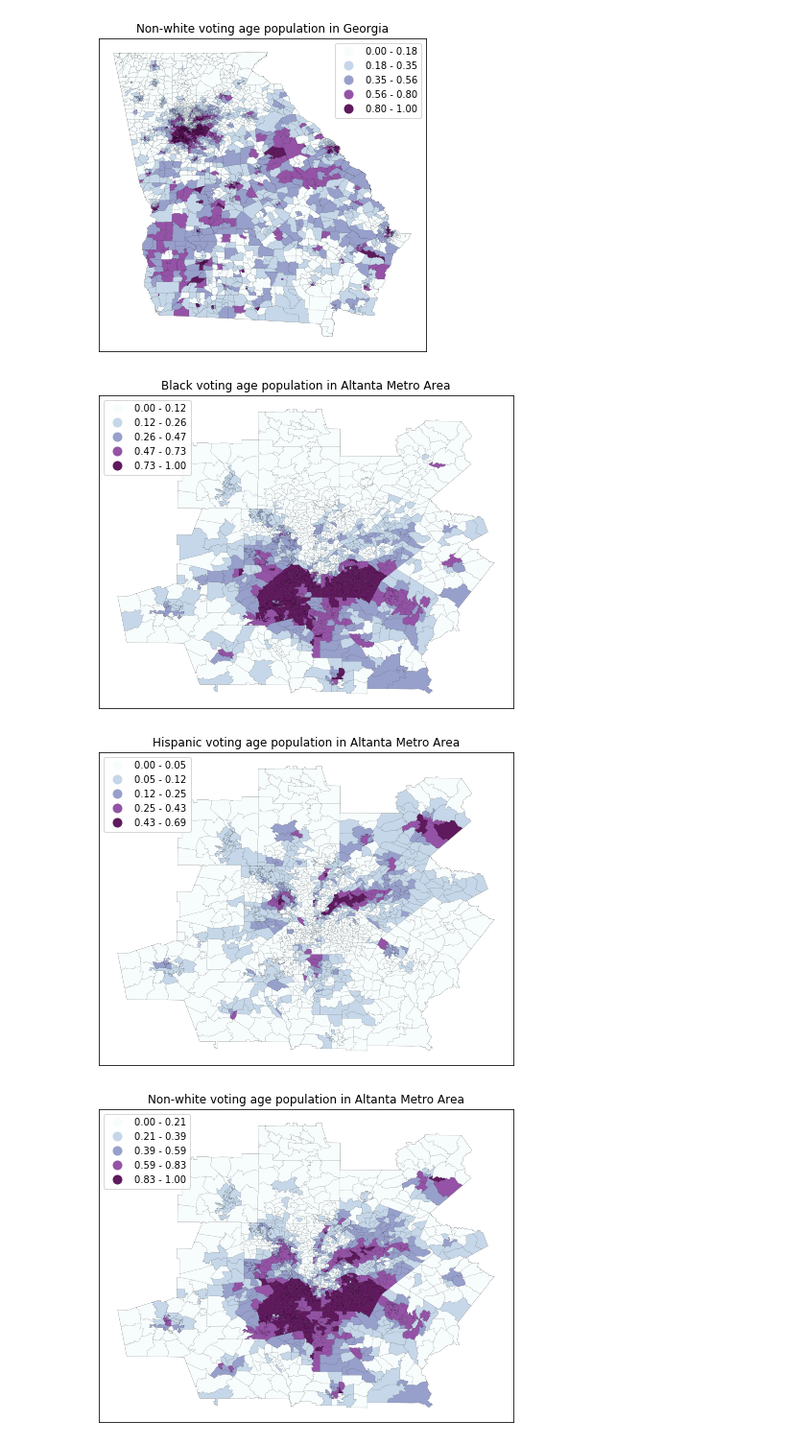
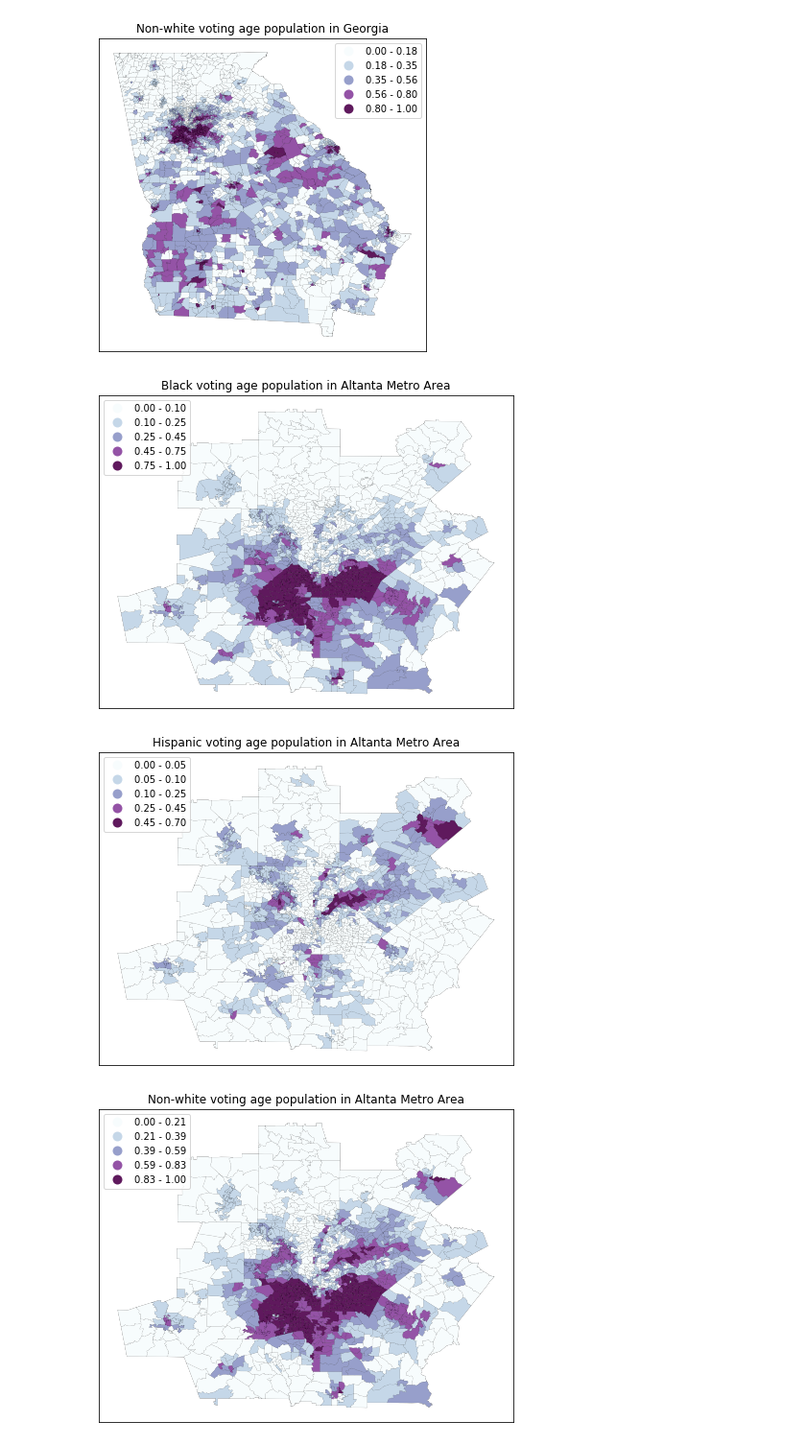
Before and after one commit to gerrymandr/georgia, a Jupyter notebook: choropleths.ipynb, the cells around one changed output. Shown at 96% size. Saved outputs shown, nothing was run; the diff lists cells and outputs as text; code cells hidden in the pictures.

```diff
--- a/choropleths.ipynb
+++ b/choropleths.ipynb
@@ -126,30 +126,30 @@ atl = pd.concat([df.loc[df.FIPS2 == "063"], # Clayton
 # %%
 fig = atl.plot(color="None", linewidth=0.25, edgecolor='k', figsize=(10,6))
 atl.plot(linestyle="None", column="BVAP_perc", ax=fig, alpha=0.9,
          legend_kwds={'loc': 'upper left'},
-         cmap="BuPu", legend=True,figsize=(10,6), scheme="naturalbreaks", )
-#             classification_kwds = {"bins": [0.15, 0.2, 0.3, 0.5, 1]})
+         cmap="BuPu", legend=True,figsize=(10,6), scheme="userdefined",#scheme="naturalbreaks", )
+            classification_kwds = {"bins": [0.1, 0.25, 0.45, 0.75, 1]})
 fig.set_title("Black voting age population in Altanta Metro Area")
 fig.get_xaxis().set_visible(False)
 fig.get_yaxis().set_visible(False)
-plt.savefig("plots/choropleths/ATL_choropleth_BVAP.png", bbox_inches="tight", dpi=200)
+plt.savefig("plots/choropleths/ATL_choropleth_BVAP_clean.png", bbox_inches="tight", dpi=200)
 plt.show()
 # %% [output]
-[figure, old version]
+[figure, new version]
 # %%
 fig = atl.plot(color="None", linewidth=0.25, edgecolor='k', figsize=(10,6))
 
 atl.plot(linestyle="None", column="HVAP_perc", ax=fig, alpha=0.9,
          legend_kwds={'loc': 'upper left'},
-         cmap="BuPu", legend=True,figsize=(10,6), scheme="naturalbreaks", )
-#             classification_kwds = {"bins": [0.15, 0.2, 0.3, 0.5, 1]})
+         cmap="BuPu", legend=True,figsize=(10,6), scheme="userdefined",#scheme="naturalbreaks", )
+            classification_kwds = {"bins": [0.05, 0.1, 0.25, 0.45, 0.7]})
 fig.set_title("Hispanic voting age population in Altanta Metro Area")
 fig.get_xaxis().set_visible(False)
 fig.get_yaxis().set_visible(False)
-plt.savefig("plots/choropleths/ATL_choropleth_HVAP.png", bbox_inches="tight", dpi=200)
+plt.savefig("plots/choropleths/ATL_choropleth_HVAP_clean.png", bbox_inches="tight", dpi=200)
 plt.show()
 # %% [output]
-[figure, old version]
+[figure, new version]
 # %%
 fig = atl.plot(color="None", linewidth=0.25, edgecolor='k', figsize=(10,6))
 
```
Also changed, not shown: parts of 2 cells of this notebook, 22 other files.
